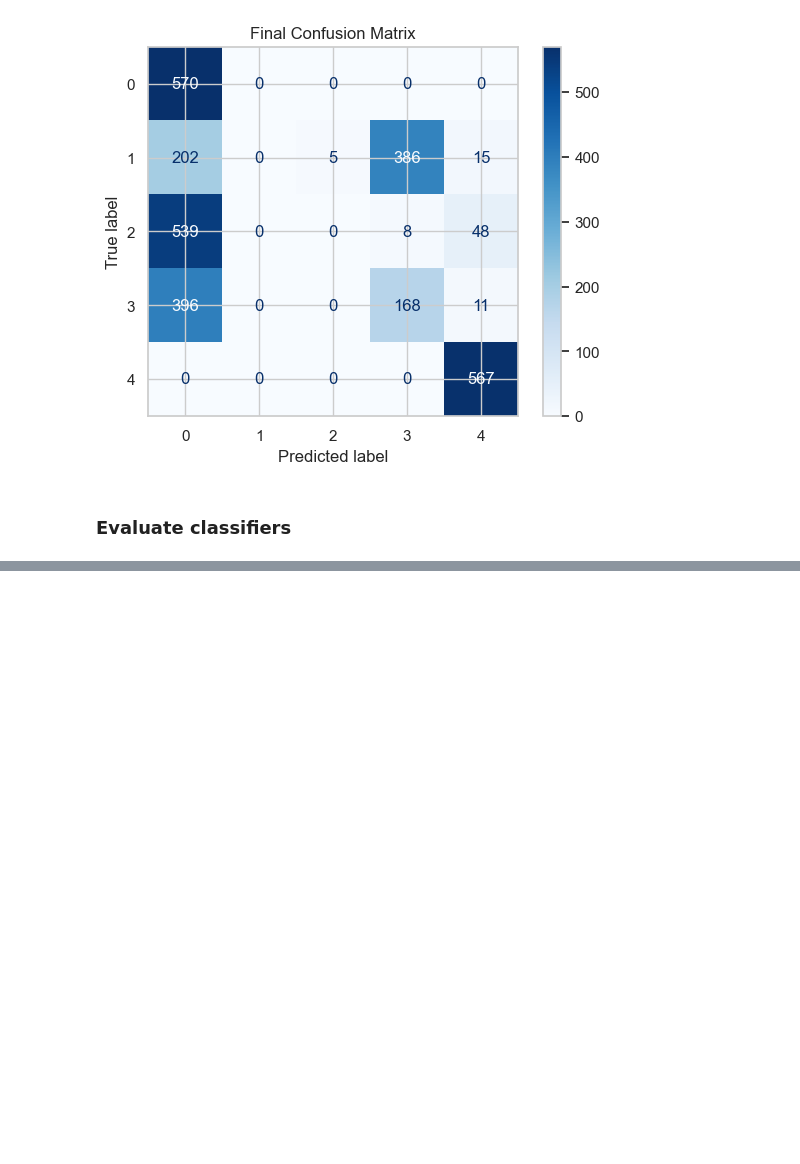
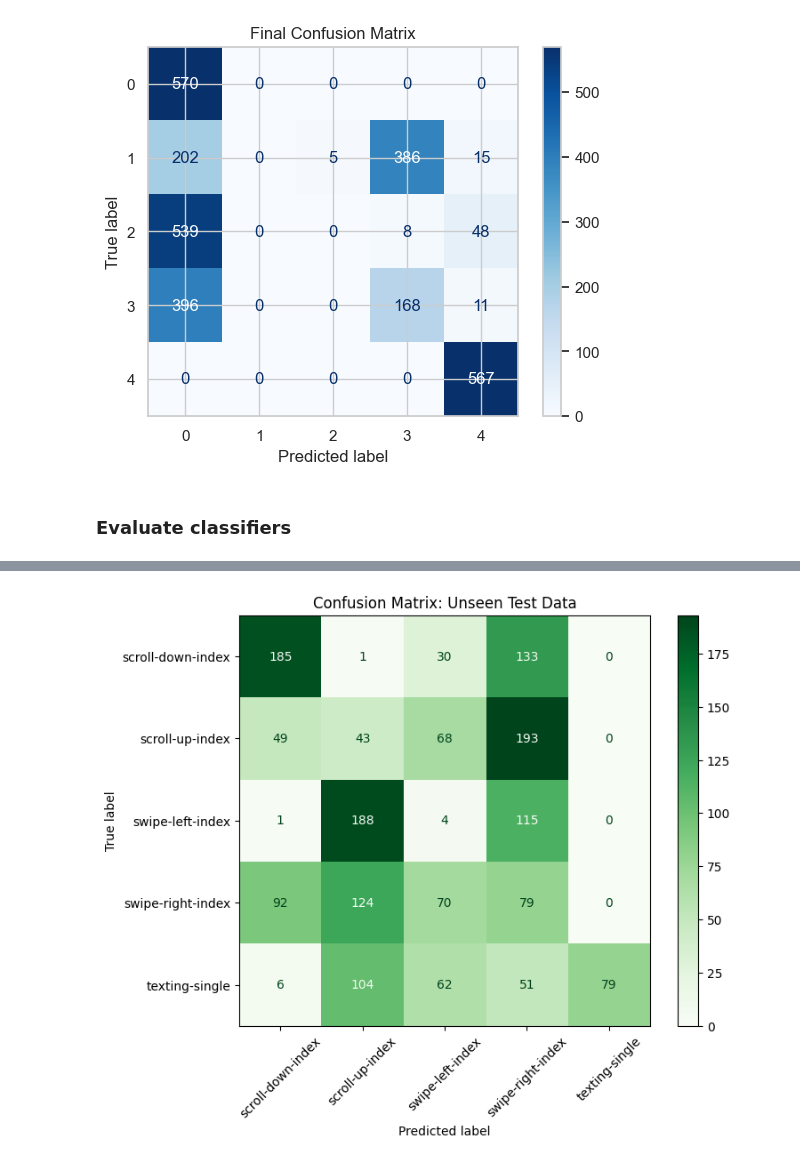
Before and after one commit to nderekk/IoT-Course-AIoT-project, a Jupyter notebook: aiot_project_time_series.ipynb, the cells around one changed output, grey strips where cells are left out. Saved outputs shown, nothing was run; the diff lists cells and outputs as text; code cells hidden in the pictures; blank space fills up the shorter version.

```diff
--- a/aiot_project_time_series.ipynb
+++ b/aiot_project_time_series.ipynb
@@ -90,7 +87,10 @@ Found 75 keys in the collection
 # %%
 # scroll up data
 # results = list(coll.find({"gesture_id": "scroll-up-index"}, {"data": True, "gesture_id": True}))
-results = list(coll.find({}, {"data": True, "gesture_id": True, 'user': True}))
+results = list(coll.find({"test": {"$exists": False}}, {"data": True, "gesture_id": True, 'user': True}))
 print(f'Found {len(results)} keys in the collection')
+
+test_results = list(coll.find({"test": {"$exists": True}}, {"data": True, "gesture_id": True, 'user': True}))
+print(f'Found {len(test_results)} TESTING keys in the collection')
 # %% [output]
 Found 75 keys in the collection
@@ -388,13 +389,13 @@ def train_and_predict_cnn(X_train_3d, X_val_3d, y_train, y_val, epochs=20, batch
     # Return string labels to match Random Forest
     return le.inverse_transform(all_preds)
 # %%
-def process_fold(gestures_train, gestures_val):
+def process_fold(gestures_train, gestures_val, ws = 200):
     # Scaling
     scale_gestures(gestures_train, gestures_val)
 
     # Windowing and Filtering
-    clipped_train, _ = window_and_filter_gestures(gestures_train, ws=200, overlap=50, order=5, wn=0.4, filter_type='lowpass')
-    clipped_val, _ = window_and_filter_gestures(gestures_val, ws=200, overlap=50, order=5, wn=0.4, filter_type='lowpass')
+    clipped_train, _ = window_and_filter_gestures(gestures_train, ws=ws, overlap=50, order=5, wn=0.4, filter_type='lowpass')
+    clipped_val, _ = window_and_filter_gestures(gestures_val, ws=ws, overlap=50, order=5, wn=0.4, filter_type='lowpass')
 
     # -----------------------------------------------
     # MODEL 1: Random Forest on Flattened Data
@@ -461,7 +462,7 @@ for fold in range(n_splits):
         fold_val[gid] = pd.concat(val_dfs).copy()
 
     # Run Both Models
-    y_val_true, fold_preds = process_fold(fold_train, fold_val)
+    y_val_true, fold_preds = process_fold(fold_train, fold_val, ws=500)
 
     # Store Results
     all_y_true.extend(y_val_true)
@@ -610,0 +774,72 @@ from sklearn.model_selection import GridSearchCV
+# %%
+# ---------------------------------------------------------
+# 1. LOAD FRESH DATA (Avoids double-scaling in memory)
+# ---------------------------------------------------------
+print("Loading fresh data...")
+# Train Data
+gestures_raw = chop_edges_and_concat(results)
+train_clean = purge_outliers_all_gestures(gestures_raw)
+
+# Test Data
+# Make sure test_results is defined: test_results = list(coll.find({"test": {"$exists": True}}...))
+test_raw = chop_edges_and_concat(test_results)
+test_clean = purge_outliers_all_gestures(test_raw)
+
+# ---------------------------------------------------------
+# 2. SCALE DATA (Fit on Train, Transform Both)
+# ---------------------------------------------------------
+print("Scaling data...")
+# Fits on train_clean, transforms both train_clean and test_clean safely in-place
+scale_gestures(train_clean, test_clean)
+
+# ---------------------------------------------------------
+# 3. EXTRACT FEATURES
+# ---------------------------------------------------------
+print("Extracting features...")
+train_features_dict, _ = extract_statistical_features(train_clean, ws=200, overlap=50, order=5, wn=0.4)
+X_train_full, y_train_full = prepare_xy(train_features_dict)
+
+test_features_dict, _ = extract_statistical_features(test_clean, ws=200, overlap=50, order=5, wn=0.4)
+X_test_full, y_test_full = prepare_xy(test_features_dict)
+
+# ---------------------------------------------------------
+# 4. REDUNDANCY CHECK & FEATURE SELECTION
+# ---------------------------------------------------------
+print("Selecting Top 15 features...")
+# Find redundant pairs on TRAIN only
+corr_matrix = pd.DataFrame(X_train_full).corr(method='spearman').abs()
+upper = corr_matrix.where(np.triu(np.ones(corr_matrix.shape), k=1).astype(bool))
+to_drop = [col for col in upper.columns if any(upper[col] > 0.90)]
+
+# Drop from both
+X_train_no_corr = pd.DataFrame(X_train_full).drop(columns=to_drop)
+X_test_no_corr = pd.DataFrame(X_test_full).drop(columns=to_drop)
+
+# Select Top 15
+selector = SelectKBest(score_func=f_classif, k=15)
+X_train_final = selector.fit_transform(X_train_no_corr, y_train_full)
+# Transform test data using the exact same columns!
+X_test_final = selector.transform(X_test_no_corr)
+
+# ---------------------------------------------------------
+# 5. TRAIN AND EVALUATE
+# ---------------------------------------------------------
+print("Training final model and evaluating...")
+# Use the best parameters you found from your Grid Search
+# e.g., final_rf = random_search.best_estimator_ (if it was trained properly)
+# But to be safe, let's just initialize a fresh one with standard good params:
+final_rf = RandomForestClassifier(n_estimators=50, min_samples_split=2, min_samples_leaf=1, bootstrap=False, max_depth=None, random_state=42)
+final_rf.fit(X_train_final, y_train_full)
+
+y_pred_test = final_rf.predict(X_test_final)
+
+print("\n" + "="*60)
+print("🏆 TRUE UNSEEN TEST SET RESULTS")
+print("="*60)
+print(classification_report(y_test_full, y_pred_test))
+
+fig, ax = plt.subplots(figsize=(8, 6))
+ConfusionMatrixDisplay.from_predictions(y_test_full, y_pred_test, ax=ax, cmap='Greens', xticks_rotation=45)
+plt.title("Confusion Matrix: Unseen Test Data")
+plt.show()
+# %% [output]
@@ -610,0 +863 @@ from sklearn.model_selection import GridSearchCV
+[figure, added]
```
Also changed, not shown: parts of 14 cells of this notebook, 2 other files.
